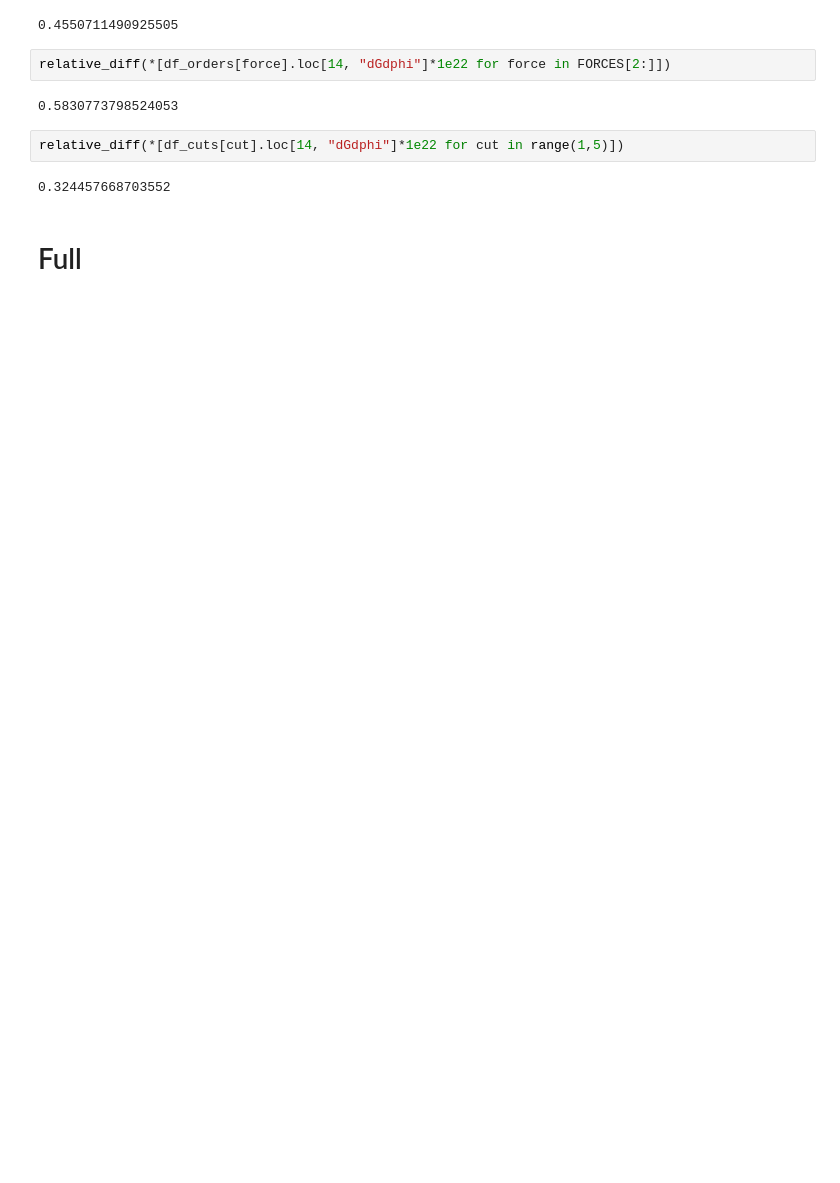
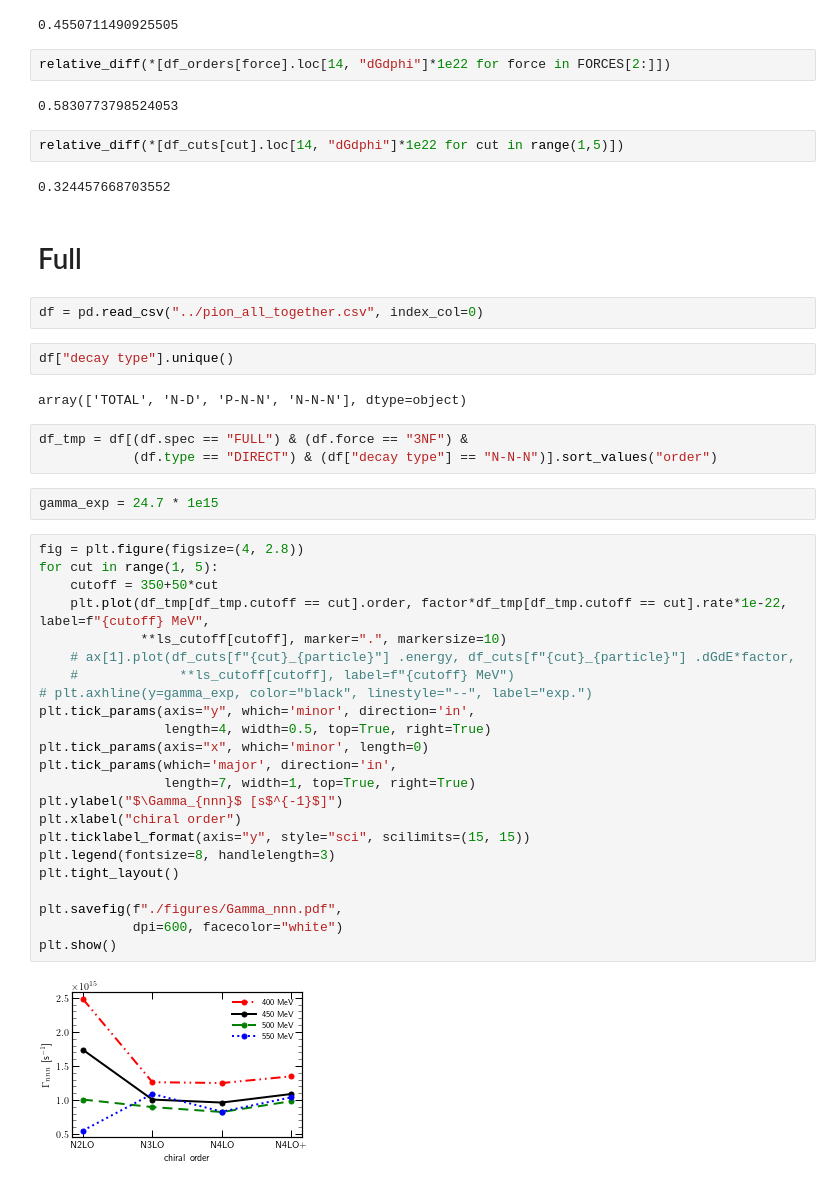
Before and after one commit to VitaliiUr/thesis, a Jupyter notebook: PlotData/PION/Dalitz_maps/figures_PION.ipynb, the cells around one changed output. Saved outputs shown, nothing was run; the diff lists cells and outputs as text; blank space fills up the shorter version.

```diff
--- a/PlotData/PION/Dalitz_maps/figures_PION.ipynb
+++ b/PlotData/PION/Dalitz_maps/figures_PION.ipynb
@@ -1342,3 +1342,39 @@ relative_diff(*[df_cuts[cut].loc[14, "dGdphi"]*1e22 for cut in range(1,5)])
 0.324457668703552
 # %% [markdown]
 # Full
+# %%
+df = pd.read_csv("../pion_all_together.csv", index_col=0)
+# %%
+df["decay type"].unique()
+# %% [output]
+array(['TOTAL', 'N-D', 'P-N-N', 'N-N-N'], dtype=object)
+# %%
+df_tmp = df[(df.spec == "FULL") & (df.force == "3NF") &
+            (df.type == "DIRECT") & (df["decay type"] == "N-N-N")].sort_values("order")
+# %%
+gamma_exp = 24.7 * 1e15
+# %%
+fig = plt.figure(figsize=(4, 2.8))
+for cut in range(1, 5):
+    cutoff = 350+50*cut
+    plt.plot(df_tmp[df_tmp.cutoff == cut].order, factor*df_tmp[df_tmp.cutoff == cut].rate*1e-22, label=f"{cutoff} MeV",
+             **ls_cutoff[cutoff], marker=".", markersize=10)
+    # ax[1].plot(df_cuts[f"{cut}_{particle}"] .energy, df_cuts[f"{cut}_{particle}"] .dGdE*factor,
+    #             **ls_cutoff[cutoff], label=f"{cutoff} MeV")
+# plt.axhline(y=gamma_exp, color="black", linestyle="--", label="exp.")
+plt.tick_params(axis="y", which='minor', direction='in',
+                length=4, width=0.5, top=True, right=True)
+plt.tick_params(axis="x", which='minor', length=0)
+plt.tick_params(which='major', direction='in',
+                length=7, width=1, top=True, right=True)
+plt.ylabel("$\Gamma_{nnn}$ [s$^{-1}$]")
+plt.xlabel("chiral order")
+plt.ticklabel_format(axis="y", style="sci", scilimits=(15, 15))
+plt.legend(fontsize=8, handlelength=3)
+plt.tight_layout()
+
+plt.savefig(f"./figures/Gamma_nnn.pdf",
+            dpi=600, facecolor="white")
+plt.show()
+# %% [output]
+[figure, added]
```
Also changed, not shown: 25 other files.
